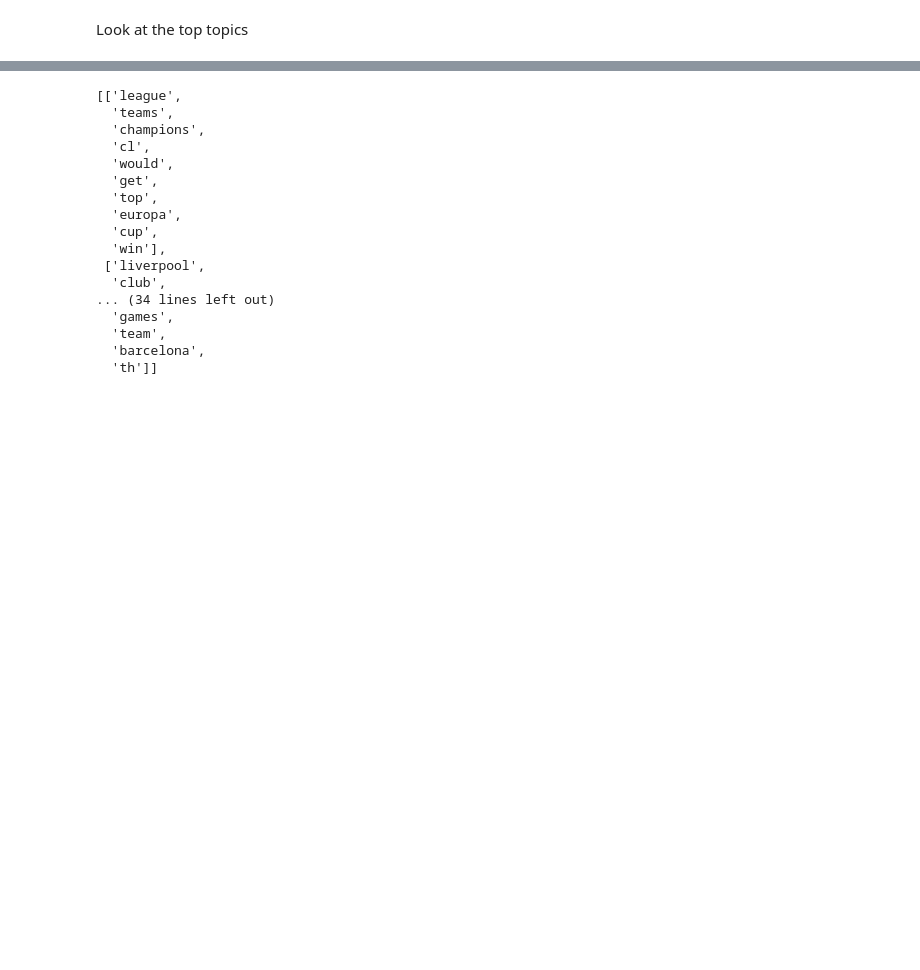
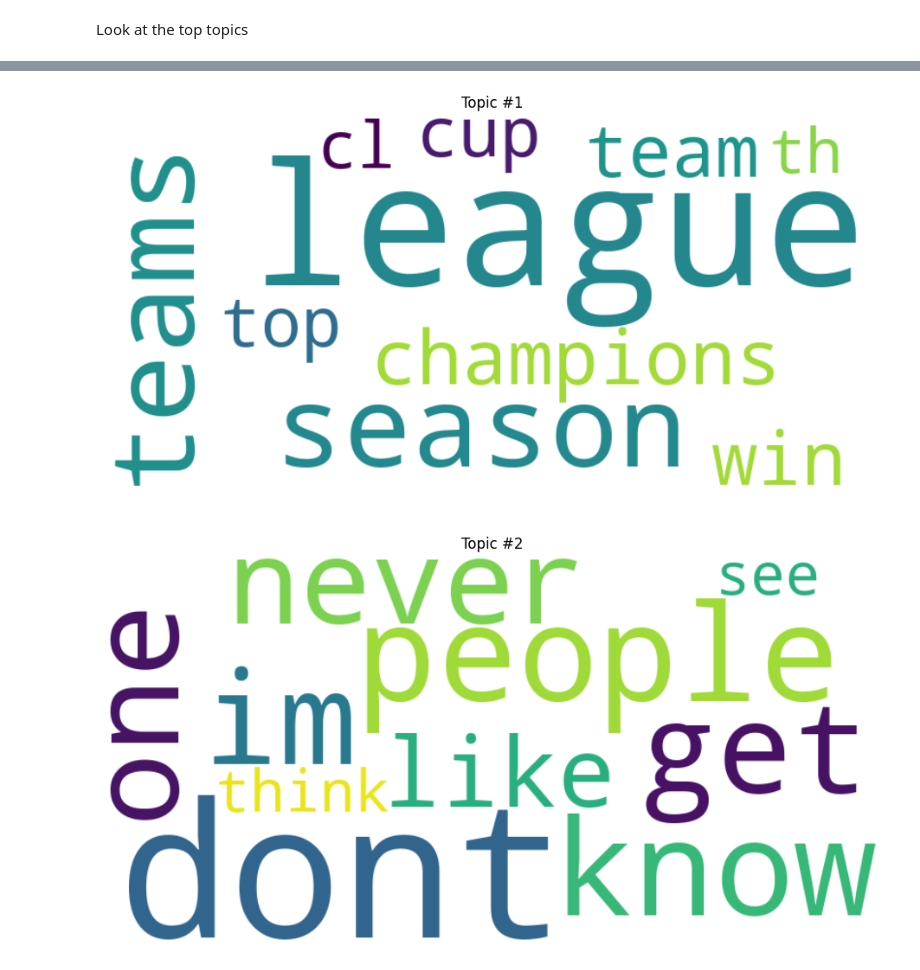
Before and after one commit to spon7ge/Reddit.Analysis, a Jupyter notebook: reddit.ipynb, the cells around one changed output, grey strips where cells are left out. Saved outputs shown, nothing was run; the diff lists cells and outputs as text; code cells hidden in the pictures; blank space fills up the shorter version.

```diff
--- a/reddit.ipynb
+++ b/reddit.ipynb
@@ -354,21 +378,6 @@ nba_topics
 # %%
-soccer_topics = extract_topics(dataScience_subreddit)
-soccer_topics
+soccer_topics = extract_topics(soccer_subreddit)
+plot_wordclouds(soccer_topics)
 # %% [output]
-[['league',
-  'teams',
-  'champions',
-  'cl',
-  'would',
-  'get',
-  'top',
-  'europa',
-  'cup',
-  'win'],
- ['liverpool',
-  'club',
-... (34 lines left out)
-  'games',
-  'team',
-  'barcelona',
-  'th']]
+[figure, added]
+[figure, added]
```
Also changed, not shown: parts of 15 cells of this notebook.
